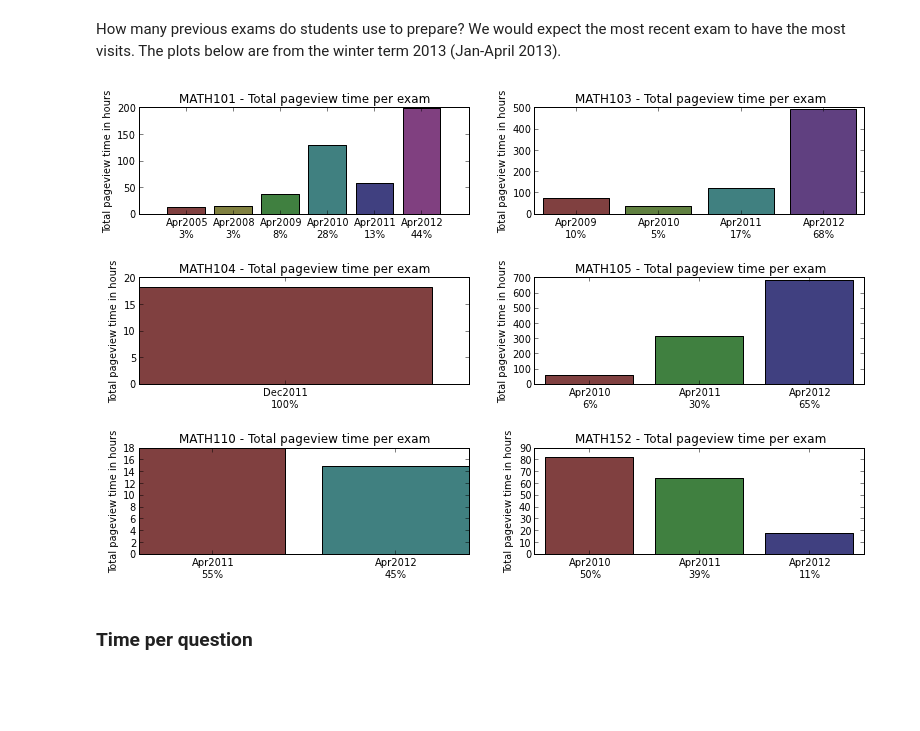
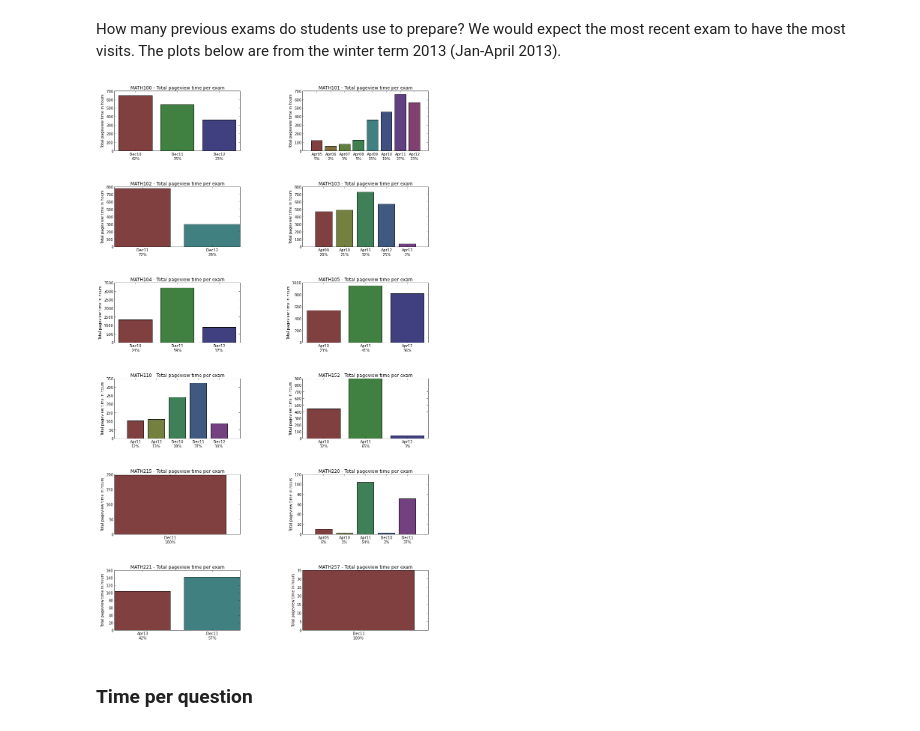
Before and after one commit to MathEducationResources/google-analytics, a Jupyter notebook: mer_py_google_analytics.ipynb, the cells around one changed output. Saved outputs shown, nothing was run; the diff lists cells and outputs as text; code cells hidden in the pictures; blank space fills up the shorter version.

Commit message:
Adds new full data set and preliminary analysis

```diff
--- a/mer_py_google_analytics.ipynb
+++ b/mer_py_google_analytics.ipynb
@@ -34,3 +33,4 @@ dict_W12,clicks_W12 = data_to_info_clicks('Analytics_Winter2012.csv')
 dict_F12,clicks_F12 = data_to_info_clicks('Analytics_Fall2012.csv')
 dict_W13,clicks_W13 = data_to_info_clicks('Analytics_Winter2013.csv')
 dict_F13,clicks_F13 = data_to_info_clicks('Analytics_Fall2013.csv')
+dict_all,clicks_all = data_to_info_clicks('MER_20140206.csv')
@@ -73,0 +103,21 @@ plt.savefig('avg_time_per_page_type.png')
+# %%
+labels = []
+total_time = np.zeros(len(list_courses(dict_all)))
+for num,course in enumerate(list_courses(dict_all)):
+    labels.append(course)
+    try:
+        total_time[num] = dict_all[course]['visit_duration']
+    except:
+        pass
+    for exam in list_exams(dict_all,course):
+        try:
+            total_time[num] += dict_all[course][exam]['visit_duration']
+        except:
+            pass
+        for question in list_questions(dict_all,course,exam):
+            total_time[num] += dict_all[course][exam][question]['visit_duration']
+plt.figure(figsize(8,8))
+plt.pie(total_time, labels = labels, shadow = True, autopct = '%.1f%%')
+plt.title('Total time spent on wiki by course')
+plt.savefig('total_time_per_course.png')
+plt.show()
@@ -76,14 +128,15 @@ plt.savefig('avg_time_per_page_type.png')
 # %% [markdown]
 How many previous exams do students use to prepare? We would expect the most recent exam to have the most visits. The plots below are from the winter term 2013 (Jan-April 2013).
 # %%
-plt.figsize(13,8)
+plt.figure(figsize(15,50))
 plt.subplots_adjust(hspace=0.6)
-for count,course in enumerate(list_courses(dict_W13)):
-    plt.subplot(3,2,count+1)
-    plot_visit_duration_dist(dict_W13, course, 'bar')
-plt.savefig('total_pageview_per_exam.png')
+for count,course in enumerate(list_courses(dict_all)):
+    plt.subplot(6,2,count+1)
+    plot_visit_duration_dist(dict_all, course, 'bar')
+plt.subplots_adjust(left = 0.125, right= 0.9, bottom = 0.5, top = 0.9, wspace = 0.5, hspace = 0.6)
+#plt.savefig('total_pageview_per_exam.png')
 # %% [output]
-[figure, old version]
+[figure, new version]
 # %% [markdown]
 ### Time per question
 # %%
```
Also changed, not shown: parts of 11 cells of this notebook, 5 other files.
